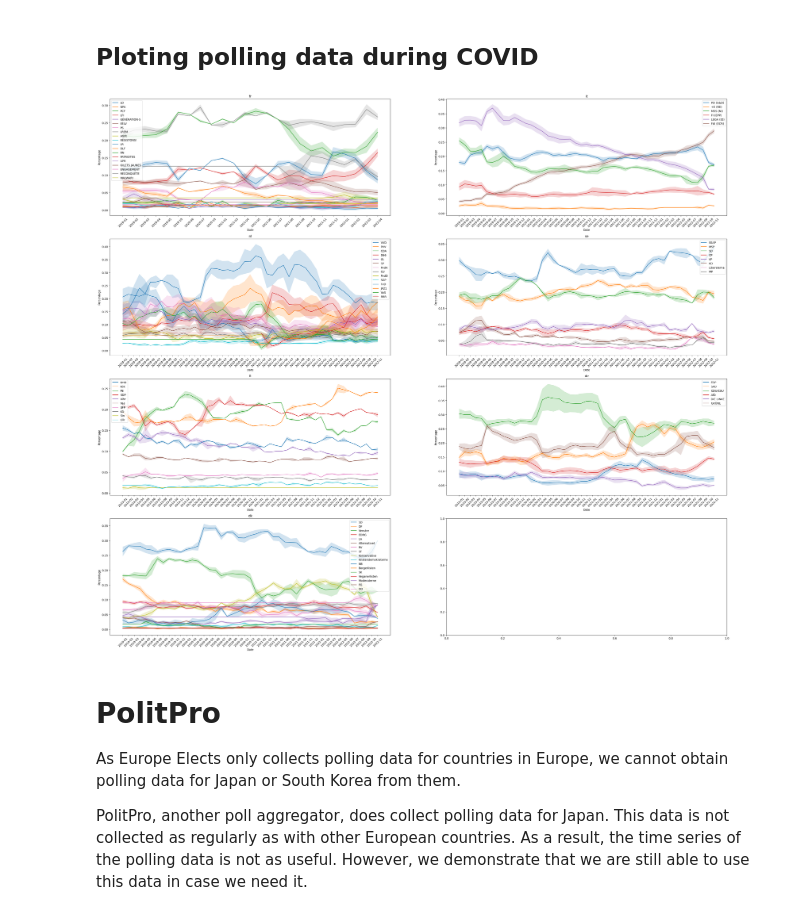
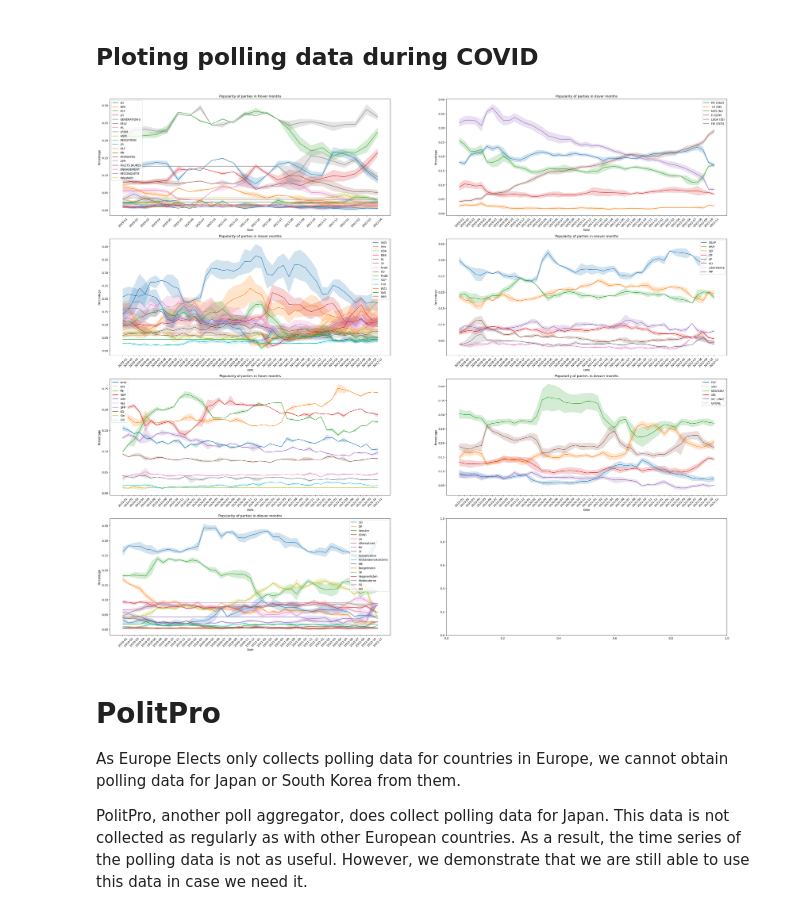
Before and after one commit to epfl-ada/ada-2022-project-zeta, a Jupyter notebook: Milestone 2/additional_datasets_thomas.ipynb, the cells around one changed output. Saved outputs shown, nothing was run; the diff lists cells and outputs as text; code cells hidden in the pictures.

```diff
--- a/Milestone 2/additional_datasets_thomas.ipynb
+++ b/Milestone 2/additional_datasets_thomas.ipynb
@@ -184,3 +184,7 @@ We still need to handle rows with missing values, and convert the percentages in
 # Convert values to numeric values, setting invalid values to NaN
 for i, df_country in enumerate(df_countries):
     df_countries[i]["Sample Size"] = pd.to_numeric(df_countries[i]["Sample Size"], errors="coerce")
+# %%
+# count number of Nan values of Sample Size for each country
+for i, df_country in enumerate(df_countries):
+    print(f"Number of NaN values in Sample Size for {countries[i]}: {df_countries[i]['Sample Size'].isna().sum()}")
@@ -187,13 +199,15 @@ for i, df_country in enumerate(df_countries):
 # %%
 for i, df_country in enumerate(df_countries):
 
-    parties = list(eval(countries[i] + '_parties').values())
+    parties = list(parties_dict[countries[i]].values())
+
+    # Convert percentages obtain by parties to numeric values between 0 and 1, setting invalid values to NaN
     for party in parties:
-
         df_countries[i][party] = (
             pd.to_numeric(df_country[party].replace("%", "", regex=True), errors="coerce") / 100
         )
-
+    # Count the number of na values for each party
+    print(f"Number of na values for {countries[i]}: {df_countries[i][parties].isna().sum()}")
     # Fill NaN values with the mean of each column
     df_countries[i][["Sample Size"] + parties] = df_countries[i][["Sample Size"] + parties].fillna(
         df_countries[i][["Sample Size"] + parties].mean()
@@ -203,21 +217,5 @@ for i, df_country in enumerate(df_countries):
     df_countries[i] = df_countries[i].sort_values("date").reset_index(drop=True)
 
 
-
-
-# Replace percentages in string format with numeric values
-# for party in parties:
-#     data[party] = (
-#         pd.to_numeric(data[party].replace("%", "", regex=True), errors="coerce") / 100
-#     )
-
-# # Fill NaN values with the mean of each column
-# data[["Sample size"] + parties] = data[["Sample size"] + parties].fillna(
-#     data[["Sample size"] + parties].mean()
-# )
-
-# Sort by date
-#data = data.sort_values("Date").reset_index(drop=True)
-
 df_countries[2].head()
 # %% [output]
@@ -247,23 +262,23 @@ def calculate_std(col, sample_size):
 for i, df_country in enumerate(df_countries):
 
 
-    parties = list(eval(countries[i] + '_parties').values())
+    parties = list(parties_dict[countries[i]].values())
     groups = df_countries[i].groupby("date")
+
+    # compute the monthly average for each party
     avg = groups.apply(
         lambda x: pd.Series(
             {
-                # i want to calculate the mean and std for each party
                 'avg_' + party: calculate_mean(x[party], x["Sample Size"])
                 for party in parties
             }
         )
     )
 
-
+    # compute the monthly standard deviation for each party
     std = groups.apply(
         lambda x: pd.Series(
             {
-                # i want to calculate the mean and std for each party
                 'std_' + party: calculate_std(x[party], x["Sample Size"])
                 for party in parties
             }
@@ -288,30 +303,32 @@ df_countries[0].head()
 # %%
 # create figure to represent each country
 fig, ax = plt.subplots(4, 2, figsize=(40, 35))
 
 for i, df_country in enumerate(df_countries):
 
+    # compute the index for the x-axis
     idx = df_countries[i].index.map(lambda x: x.strftime("%Y-%m"))
-    parties = list(eval(countries[i] + '_parties').values())
+
+    parties = list(parties_dict[countries[i]].values())
     for party in parties:
         ax[i // 2, i % 2].fill_between(
             idx,
             df_countries[i]["avg_" + party] - df_countries[i]["std_" + party],
             df_countries[i]["avg_" + party] + df_countries[i]["std_" + party],
             alpha=0.2,
         )
         ax[i // 2, i % 2].plot(idx, df_countries[i]["avg_" + party], label=party)
 
-    ax[i // 2, i % 2].set_title(countries[i])
+    ax[i // 2, i % 2].set_title('Popularity of parties in ' + countries[i] + 'over months')
     ax[i // 2, i % 2].set_xlabel("Date")
     ax[i // 2, i % 2].set_ylabel("Percentage")
     ax[i // 2, i % 2].legend()
     ax[i//2, i%2].tick_params(axis='x', rotation=45)
 
 
 plt.show()
 # %% [output]
-[figure, old version]
+[figure, new version]
 # %% [markdown]
 # PolitPro
 
```
Also changed, not shown: parts of 4 cells of this notebook.
